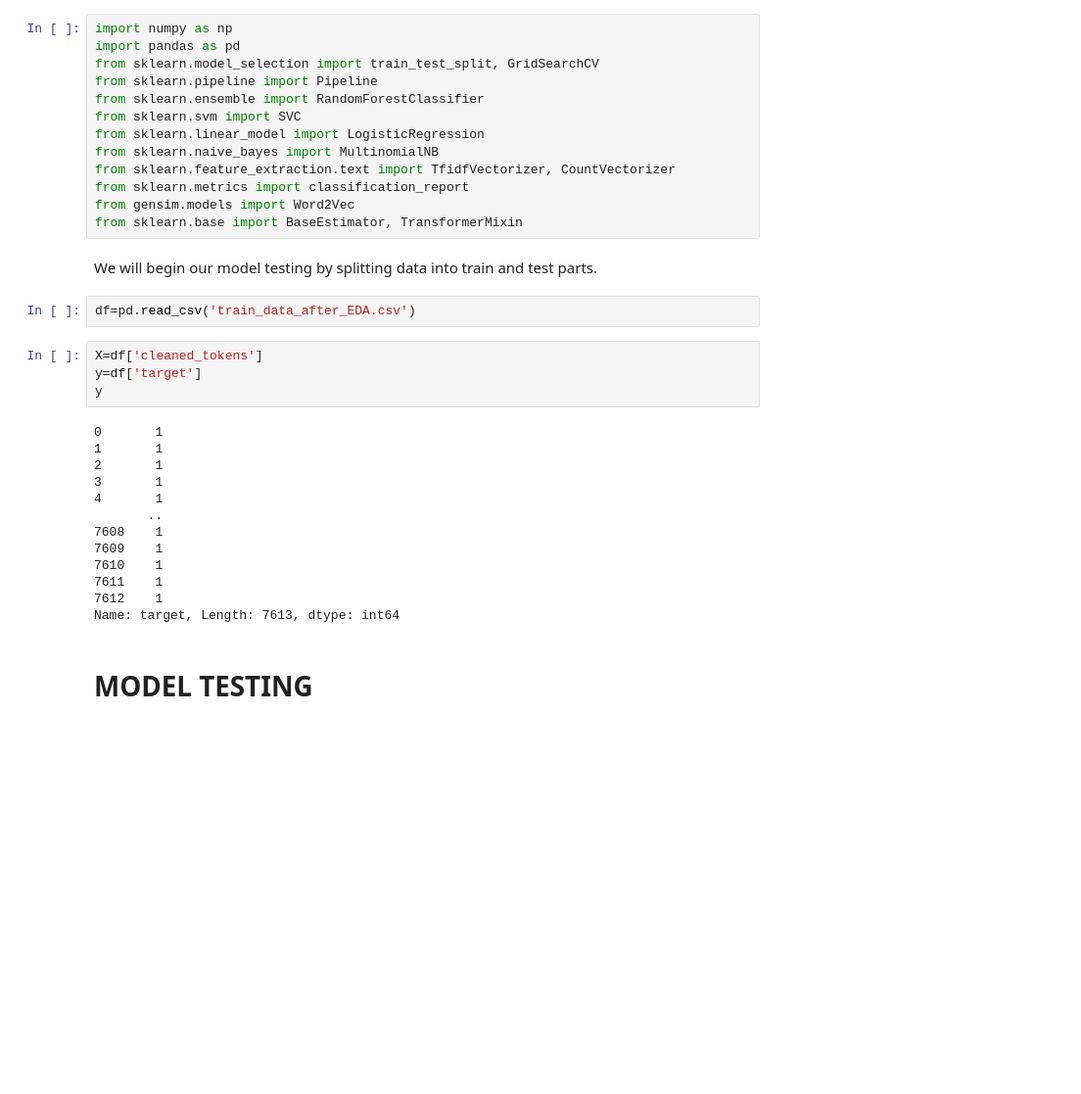
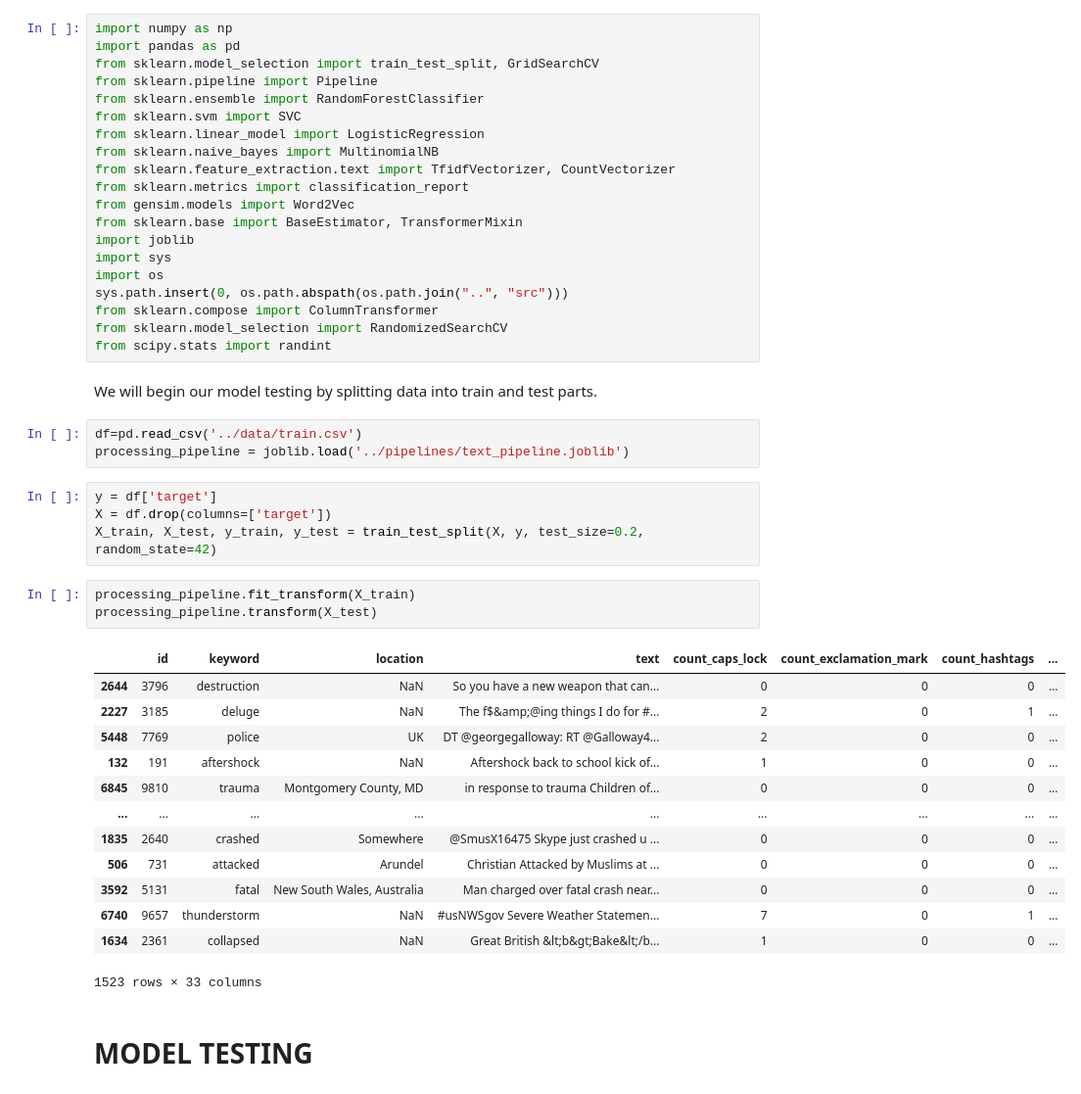
Before and after one commit to katarzynarogalska/DisasterTweets_KaggleCompetition, a Jupyter notebook: notebooks/Tweets_Feature_Engineering.ipynb, the cells around one changed output. Shown at 98% size. Drawn from its saved outputs; the diff is of its cells as text; blank space fills up the shorter version.

```diff
--- a/notebooks/Tweets_Feature_Engineering.ipynb
+++ b/notebooks/Tweets_Feature_Engineering.ipynb
@@ -11,27 +11,39 @@ from sklearn.feature_extraction.text import TfidfVectorizer, CountVectorizer
 from sklearn.metrics import classification_report
 from gensim.models import Word2Vec
 from sklearn.base import BaseEstimator, TransformerMixin
+import joblib
+import sys
+import os
+sys.path.insert(0, os.path.abspath(os.path.join("..", "src")))
+from sklearn.compose import ColumnTransformer
+from sklearn.model_selection import RandomizedSearchCV
+from scipy.stats import randint
 # %% [markdown]
 We will begin our model testing by splitting data into train and test parts.
 # %%
-df=pd.read_csv('train_data_after_EDA.csv')
+df=pd.read_csv('../data/train.csv')
+processing_pipeline = joblib.load('../pipelines/text_pipeline.joblib')
-# %%
-X=df['cleaned_tokens']
-y=df['target']
-y
-# %% [output]
-0       1
-1       1
-2       1
-3       1
-4       1
-       ..
-7608    1
-7609    1
-7610    1
-7611    1
-7612    1
-Name: target, Length: 7613, dtype: int64
+# %%
+y = df['target']
+X = df.drop(columns=['target'])
+X_train, X_test, y_train, y_test = train_test_split(X, y, test_size=0.2, random_state=42)
+# %%
+processing_pipeline.fit_transform(X_train)
+processing_pipeline.transform(X_test)
+# %% [output]
+|  | id | keyword | location | text | count_caps_lock | count_exclamation_mark | count_hashtags | ... |
+| 2644 | 3796 | destruction | NaN | So you have a new weapon that can... | 0 | 0 | 0 | ... |
+| 2227 | 3185 | deluge | NaN | The f$&amp;@ing things I do for #... | 2 | 0 | 1 | ... |
+| 5448 | 7769 | police | UK | DT @georgegalloway: RT @Galloway4... | 2 | 0 | 0 | ... |
+| 132 | 191 | aftershock | NaN | Aftershock back to school kick of... | 1 | 0 | 0 | ... |
+| 6845 | 9810 | trauma | Montgomery County, MD | in response to trauma Children of... | 0 | 0 | 0 | ... |
+| ... | ... | ... | ... | ... | ... | ... | ... | ... |
+| 1835 | 2640 | crashed | Somewhere | @SmusX16475 Skype just crashed u ... | 0 | 0 | 0 | ... |
+| 506 | 731 | attacked | Arundel | Christian Attacked by Muslims at ... | 0 | 0 | 0 | ... |
+| 3592 | 5131 | fatal | New South Wales, Australia | Man charged over fatal crash near... | 0 | 0 | 0 | ... |
+| 6740 | 9657 | thunderstorm | NaN | #usNWSgov Severe Weather Statemen... | 7 | 0 | 1 | ... |
+| 1634 | 2361 | collapsed | NaN | Great British &lt;b&gt;Bake&lt;/b... | 1 | 0 | 0 | ... |
+1523 rows × 33 columns
 # %% [markdown]
 # MODEL TESTING
 # %% [markdown]
```
Also changed, not shown: parts of 12 cells of this notebook, 2 other files.
